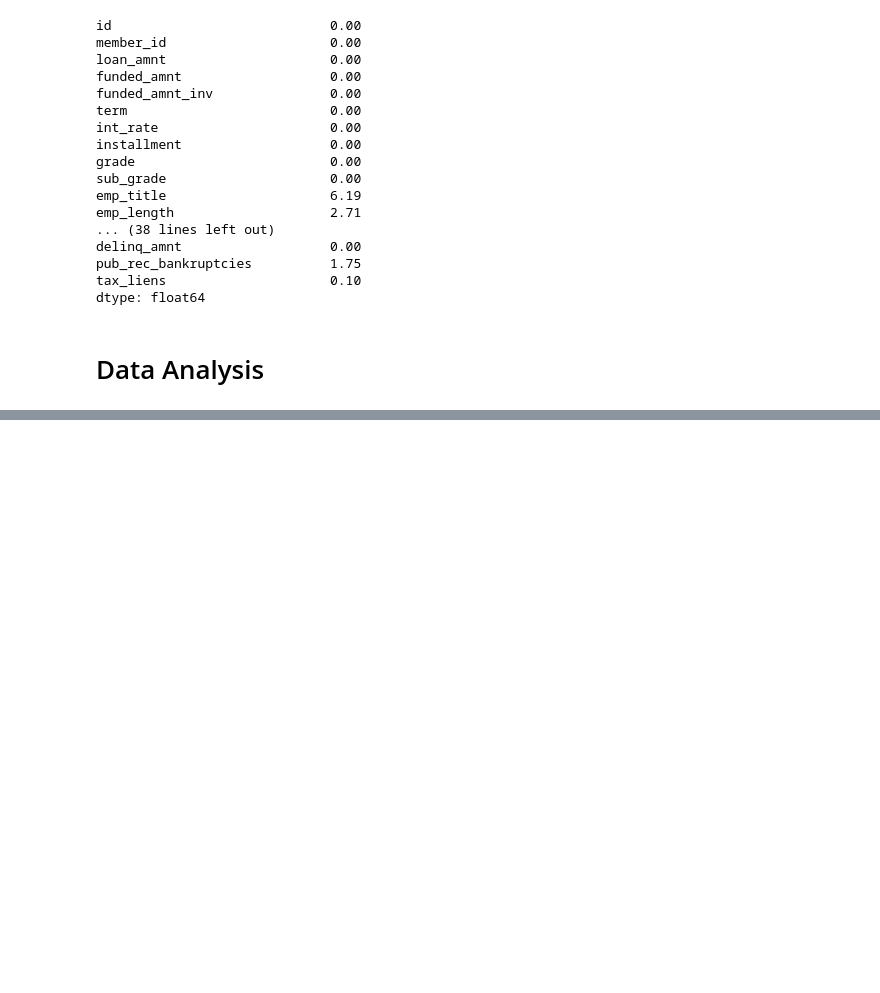
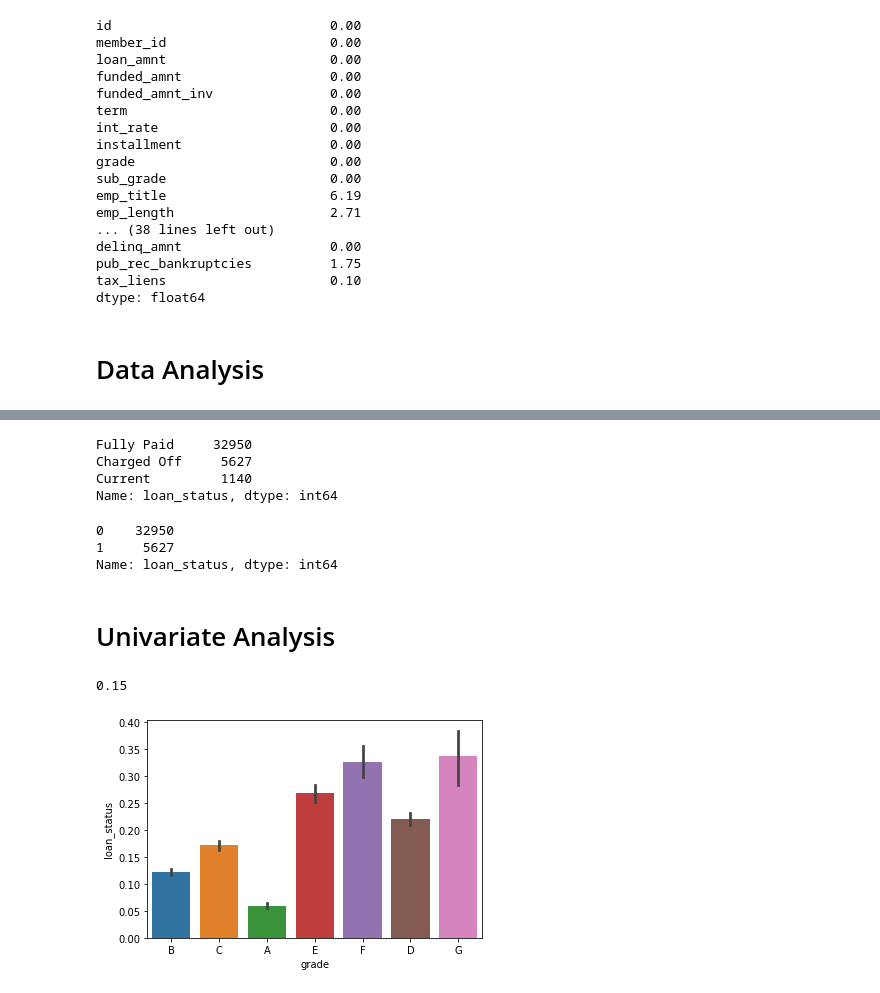
Before and after one commit to parth1595/EDA, a Jupyter notebook: loan_analysis.ipynb, the cells around one changed output, grey strips where cells are left out. Cells and saved outputs as stored; diff of their text form; code cells hidden in the pictures; blank space fills up the shorter version.

Commit message:
Update loan analysis code
Signed-off-by: Parth Raichura <parth.raichura@softnautics.com>

```diff
--- a/loan_analysis.ipynb
+++ b/loan_analysis.ipynb
@@ -3,7 +3,9 @@
 # %%
 import numpy as np
 import pandas as pd
-df = pd.read_csv("./loan.csv",encoding ="ISO-8859-1")
+import matplotlib.pyplot as plt
+import seaborn as sns
+df = pd.read_csv("./loan.csv", sep=",")
 # %%
 df.info()
 # %% [output]
@@ -144,0 +165,41 @@ df.info()
+# %%
+# also, we will not be able to use the variables zip code, address, state etc.
+# the variable 'title' is derived from the variable 'purpose'
+# thus let get rid of all these variables as well
+
+df = df.drop(['title', 'url', 'zip_code', 'addr_state'], axis=1)
+# %%
+df['loan_status'] = df['loan_status'].astype('category')
+df['loan_status'].value_counts()
+# %% [output]
+Fully Paid     32950
+Charged Off     5627
+Current         1140
+Name: loan_status, dtype: int64
+# %%
+# filtering only fully paid or charged-off
+df = df[df['loan_status'] != 'Current']
+df['loan_status'] = df['loan_status'].apply(lambda x: 0 if x=='Fully Paid' else 1)
+
+# converting loan_status to integer type
+df['loan_status'] = df['loan_status'].apply(lambda x: pd.to_numeric(x))
+
+# summarising the values
+df['loan_status'].value_counts()
+# %% [output]
+0    32950
+1     5627
+Name: loan_status, dtype: int64
+# %% [markdown]
+# Univariate Analysis
+# %%
+# default rate
+round(np.mean(df['loan_status']), 2)
+# %% [output]
+0.15
+# %%
+# plotting default rates across grade of the loan
+sns.barplot(x='grade', y='loan_status', data=df)
+plt.show()
+# %% [output]
+[figure, added]
```
Also changed, not shown: parts of 30 cells of this notebook, 2 other files.
